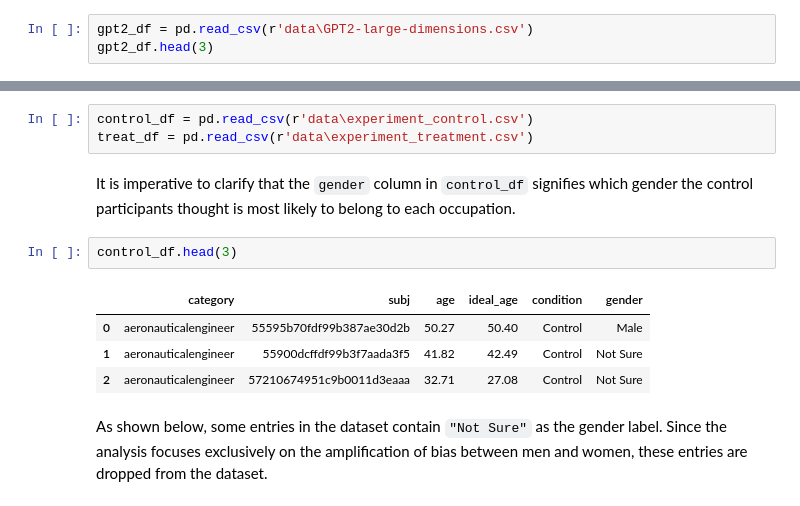
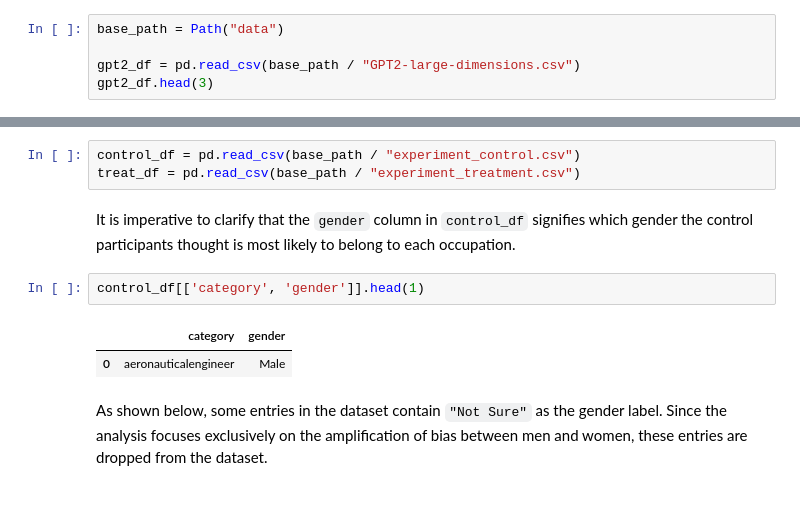
Before and after one commit to romgzn/Data_Analysis_Machine_Learning_Assignments, a Jupyter notebook: second_assignment/age_gender_cor.ipynb, the cells around one changed output, grey strips where cells are left out. Saved outputs shown, nothing was run; the diff lists cells and outputs as text.

```diff
--- a/second_assignment/age_gender_cor.ipynb
+++ b/second_assignment/age_gender_cor.ipynb
@@ -35,7 +36,9 @@ from scipy.stats import ttest_1samp
 # %% [markdown]
 This section covers the preprocessing steps for the data used in the first two parts of the assignment: `Correlation between Age and Gender` and `Relationship between Age and Gender`.
 # %%
-gpt2_df = pd.read_csv(r'data\GPT2-large-dimensions.csv')
+base_path = Path("data")
+
+gpt2_df = pd.read_csv(base_path / "GPT2-large-dimensions.csv")
 gpt2_df.head(3)
 # %% [output]
 |  | Social.Category | Source | gender.main | gender_norm.main | gender.ext | gender_norm.ext | gender.red | ... |
@@ -366,18 +335,16 @@ The results of the experiment are in files `experiment_control.csv`and `experime
 # %% [markdown]
 ### Data Preprocessing: Amplification via Google Search
 # %%
-control_df = pd.read_csv(r'data\experiment_control.csv')
-treat_df = pd.read_csv(r'data\experiment_treatment.csv')
+control_df = pd.read_csv(base_path / "experiment_control.csv")
+treat_df = pd.read_csv(base_path / "experiment_treatment.csv")
 # %% [markdown]
 It is imperative to clarify that the `gender` column in `control_df` signifies which gender the
 control participants thought is most likely to belong to each occupation.
 # %%
-control_df.head(3)
+control_df[['category', 'gender']].head(1)
 # %% [output]
-|  | category | subj | age | ideal_age | condition | gender |
-| 0 | aeronauticalengineer | 55595b70fdf99b387ae30d2b | 50.27 | 50.40 | Control | Male |
-| 1 | aeronauticalengineer | 55900dcffdf99b3f7aada3f5 | 41.82 | 42.49 | Control | Not Sure |
-| 2 | aeronauticalengineer | 57210674951c9b0011d3eaaa | 32.71 | 27.08 | Control | Not Sure |
+|  | category | gender |
+| 0 | aeronauticalengineer | Male |
 # %% [markdown]
 As shown below, some entries in the dataset contain `"Not Sure"` as the gender label. Since the analysis focuses exclusively on the amplification of bias between men and women, these entries are dropped from the dataset.
 # %%
```
Also changed, not shown: parts of 19 cells of this notebook.
